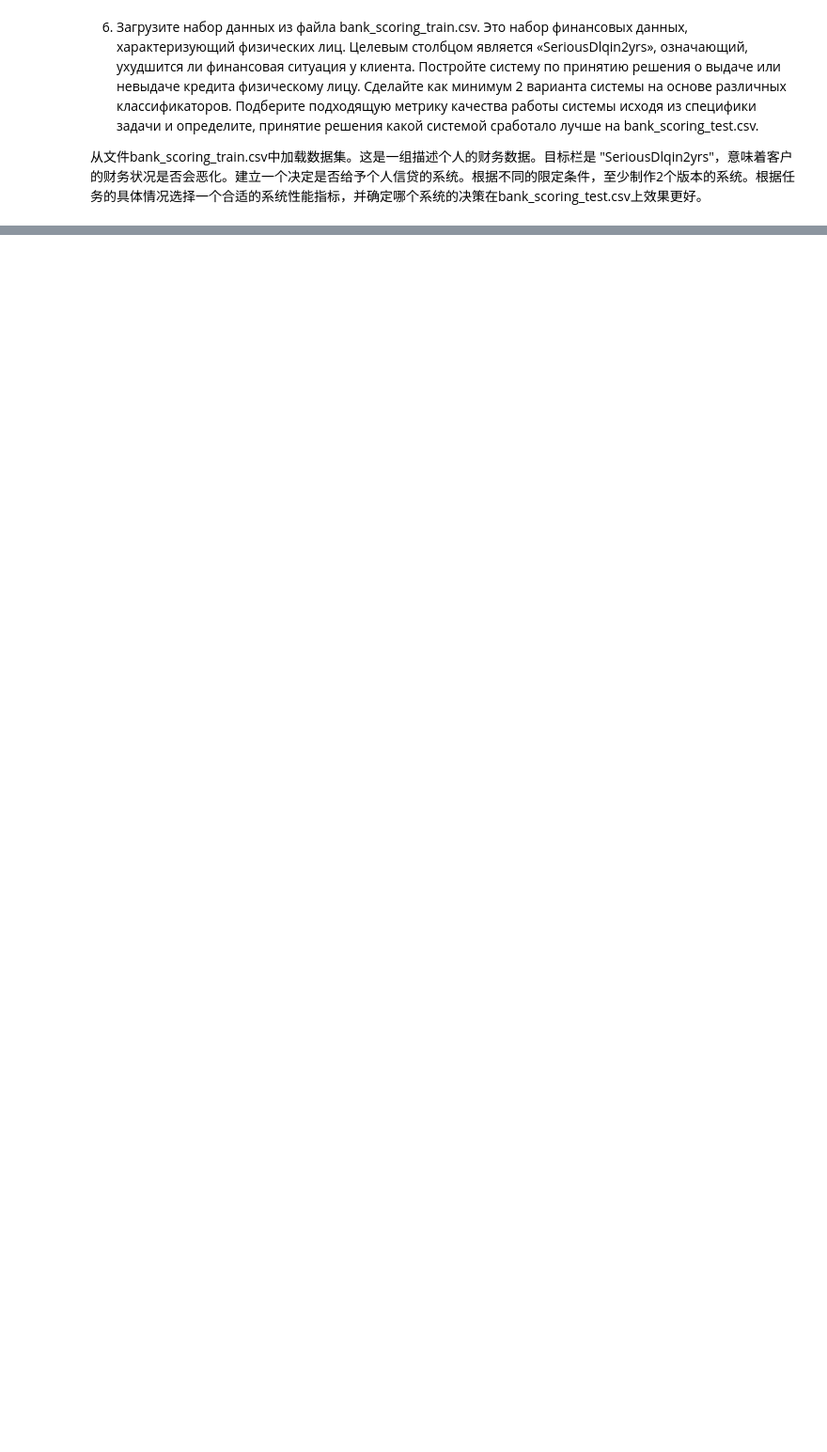
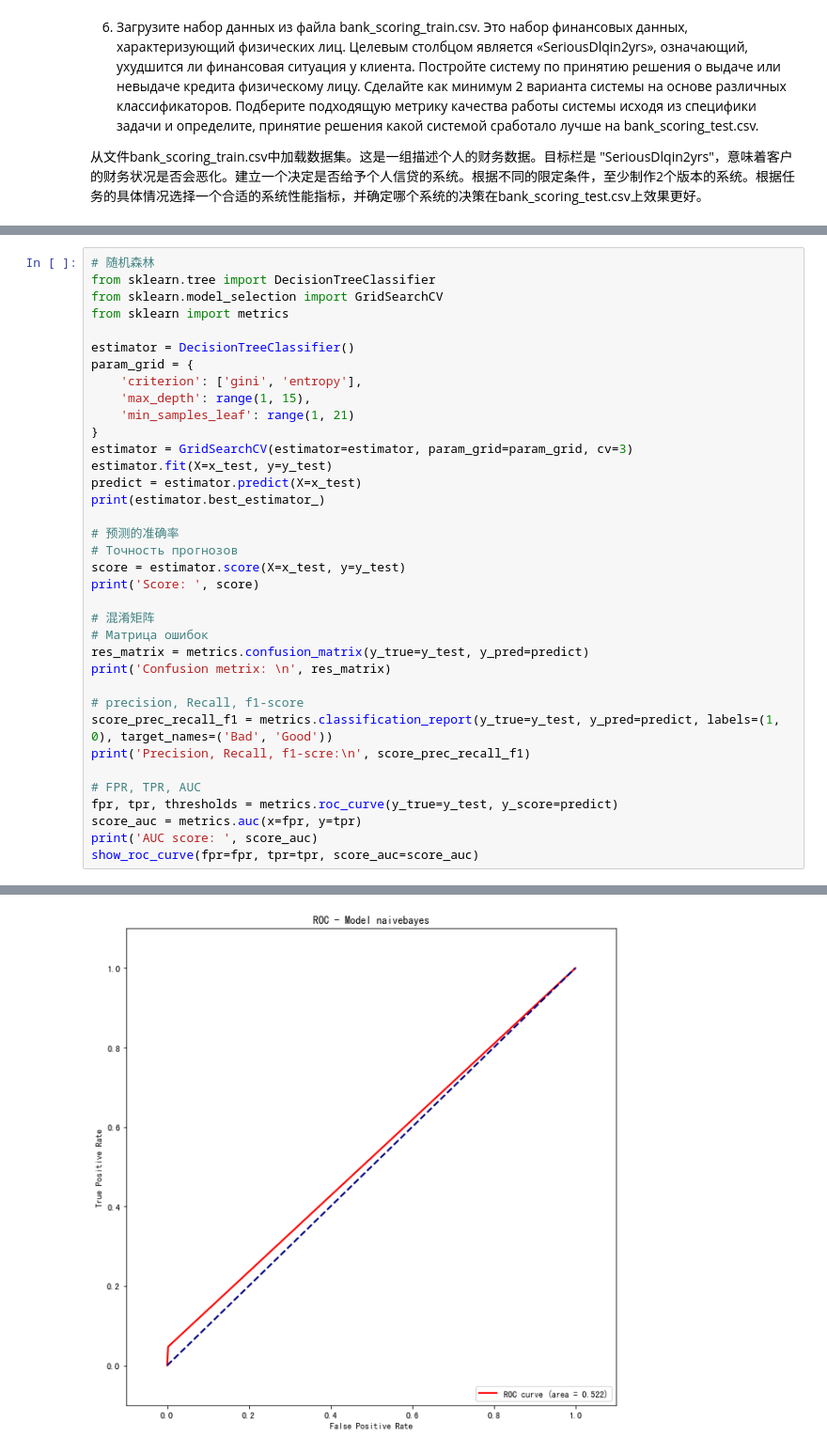
Before and after one commit to NekoSilverFox/Machine-learning, a Jupyter notebook: 129 - SPbSTU - lab1/100 - SPbSTU - lab1.ipynb, the cells around one changed output, grey strips where cells are left out. Shown at 94% size. Cells and saved outputs as stored; diff of their text form; blank space fills up the shorter version.

```diff
--- a/129 - SPbSTU - lab1/100 - SPbSTU - lab1.ipynb
+++ b/129 - SPbSTU - lab1/100 - SPbSTU - lab1.ipynb
@@ -587,0 +746,37 @@ Result CV: {'mean_fit_time': array([0.00249913, 0.00229144, 0.00227759, 0.002271
+# %%
+# 随机森林
+from sklearn.tree import DecisionTreeClassifier
+from sklearn.model_selection import GridSearchCV
+from sklearn import metrics
+
+estimator = DecisionTreeClassifier()
+param_grid = {
+    'criterion': ['gini', 'entropy'],
+    'max_depth': range(1, 15),
+    'min_samples_leaf': range(1, 21)
+}
+estimator = GridSearchCV(estimator=estimator, param_grid=param_grid, cv=3)
+estimator.fit(X=x_test, y=y_test)
+predict = estimator.predict(X=x_test)
+print(estimator.best_estimator_)
+
+# 预测的准确率
+# Точность прогнозов
+score = estimator.score(X=x_test, y=y_test)
+print('Score: ', score)
+
+# 混淆矩阵
+# Матрица ошибок
+res_matrix = metrics.confusion_matrix(y_true=y_test, y_pred=predict)
+print('Confusion metrix: \n', res_matrix)
+
+# precision, Recall, f1-score
+score_prec_recall_f1 = metrics.classification_report(y_true=y_test, y_pred=predict, labels=(1, 0), target_names=('Bad', 'Good'))
+print('Precision, Recall, f1-scre:\n', score_prec_recall_f1)
+
+# FPR, TPR, AUC
+fpr, tpr, thresholds = metrics.roc_curve(y_true=y_test, y_score=predict)
+score_auc = metrics.auc(x=fpr, y=tpr)
+print('AUC score: ', score_auc)
+show_roc_curve(fpr=fpr, tpr=tpr, score_auc=score_auc)
+# %% [output]
@@ -587,0 +800 @@ Result CV: {'mean_fit_time': array([0.00249913, 0.00229144, 0.00227759, 0.002271
+[figure, added]
```
Also changed, not shown: parts of 10 cells of this notebook.
